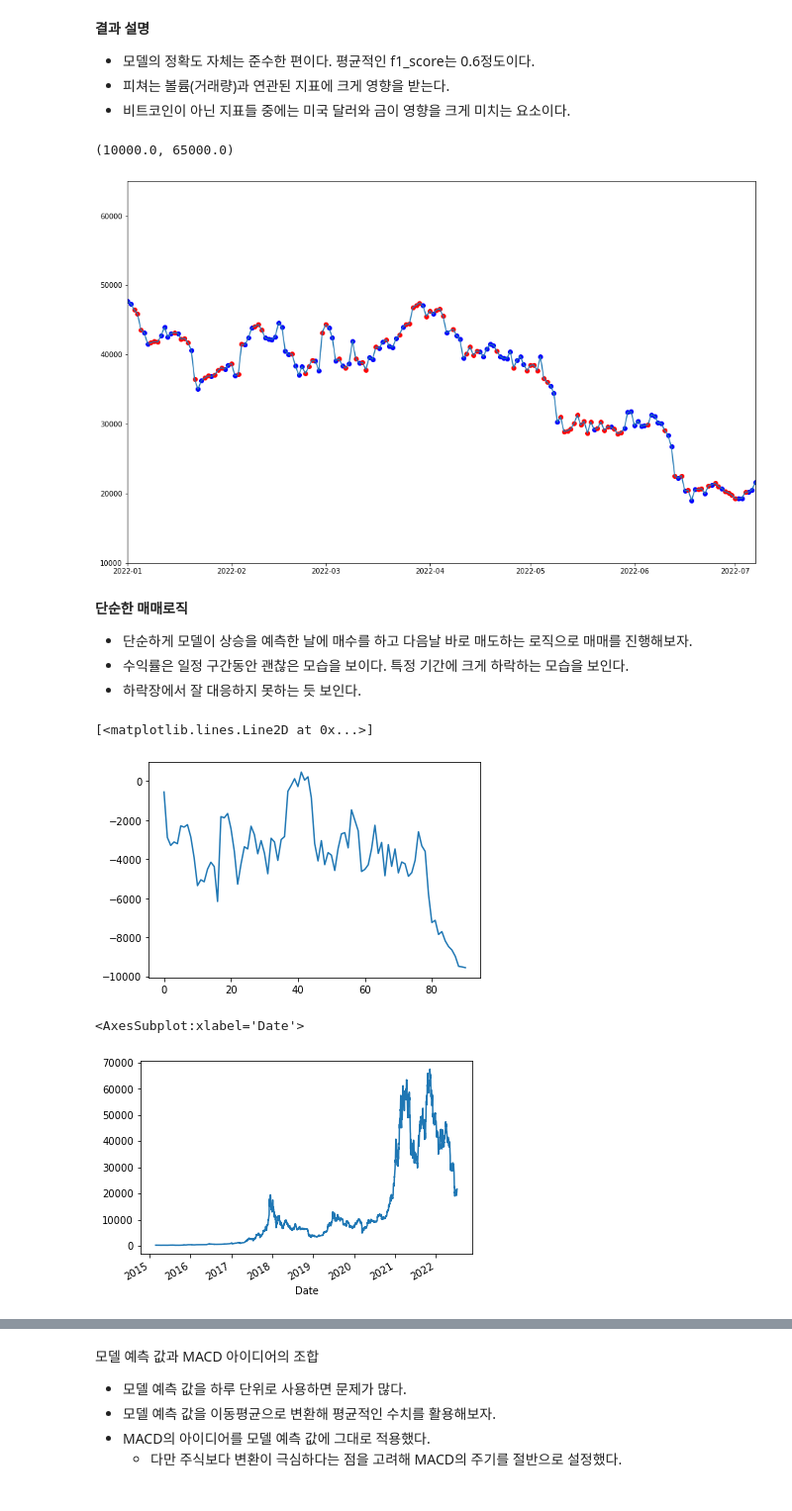
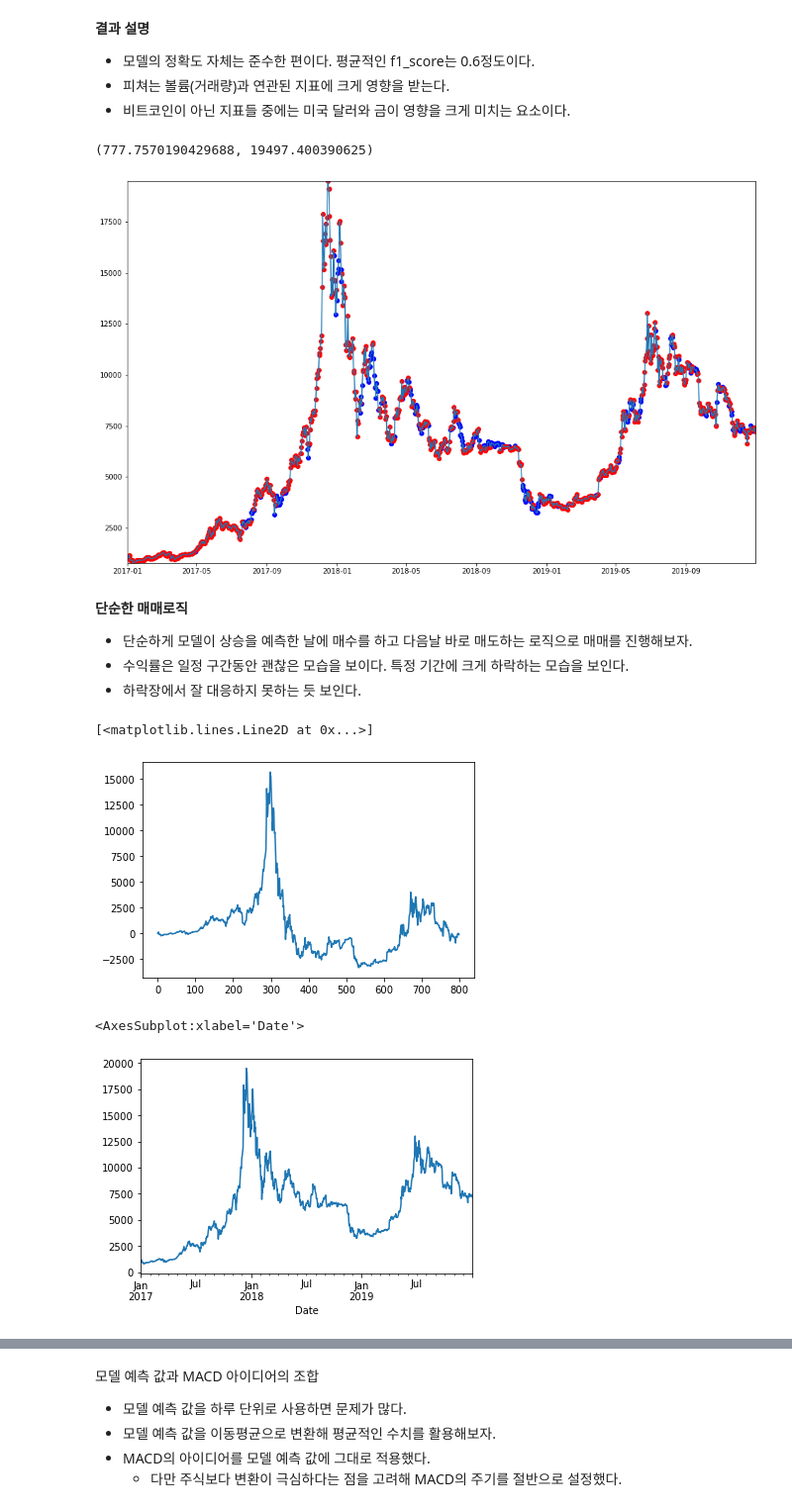
Before and after one commit to Think-JIn99/All-about-Market, a Jupyter notebook: trading/Jeong/machine_trade/model/only_btc/model_test_classify.ipynb, the cells around one changed output, grey strips where cells are left out. Shown at 99% size. Drawn from its saved outputs; the diff is of its cells as text; code cells hidden in the pictures.

```diff
--- a/trading/Jeong/machine_trade/model/only_btc/model_test_classify.ipynb
+++ b/trading/Jeong/machine_trade/model/only_btc/model_test_classify.ipynb
@@ -18,13 +19,14 @@ from sklearn.preprocessing import MinMaxScaler
 * https://github.com/areed1192/sigma_coding_youtube/blob/master/python/python-data-science/machine-learning/random-forest/random_forest_price_prediction.ipynb (해당 노트북으로 부터 많은 아이디어를 참고했다.)
 # %%
 
-db_control = DataBaseControl("raw","BTCUSD", "1d")
-bit =  db_control.get_df("*")
+db_control = DataBaseControl("raw")
+bit = db_control.get_df("*",table_name="BTCUSD_1d")
 bit = bit.loc[~bit.index.duplicated()]
 bit.dropna(inplace=True)
 bit.drop_duplicates(inplace=True)
-transformer = transform_feature.FeatureTransformer(adj_close=bit['Adj Close'], high=bit['High'], low=bit['Low'], volume=bit['Volume'])
-transformer.transform(bit, is_coin = True)
+transformer = transform_feature.FeatureTransformer(
+    adj_close=bit['Adj Close'], high=bit['High'], low=bit['Low'], volume=bit['Volume'])
+transformer.transform(bit, is_coin=True)
 bit
 # %% [output]
 Create new feature complete
@@ -255,25 +331,26 @@ def plot_point(long_point, short_point, days=300):
 # %%
-start_day, end_day = ("2022-01-01","2022-07-07")
+start_day, end_day = ("2017-01-01", "2019-12-31")
+min_val, max_val = new_df.loc[start_day:end_day,'Adj Close'].min(), new_df.loc[start_day:end_day,'Adj Close'].max()
 long_point, short_point = get_trade_point(pred_series[start_day: end_day])
 plot_point(long_point, short_point)
 plt.xlim(start_day, end_day)
-plt.ylim(10000, 65000)
+plt.ylim(min_val, max_val)
 # %% [output]
-(10000.0, 65000.0)
+(777.7570190429688, 19497.400390625)
-[figure, old version]
+[figure, new version]
 # %% [markdown]
 <b>단순한 매매로직</b>
 * 단순하게 모델이 상승을 예측한 날에 매수를 하고 다음날 바로 매도하는 로직으로 매매를 진행해보자.
 * 수익률은 일정 구간동안 괜찮은 모습을 보이다. 특정 기간에 크게 하락하는 모습을 보인다.
 * 하락장에서 잘 대응하지 못하는 듯 보인다.
 # %%
-plt.plot(get_profit(long_point))
+plt.plot(day_trade_profit(long_point))
 # %% [output]
 [<matplotlib.lines.Line2D at 0x...>]
-[figure, old version]
+[figure, new version]
 # %%
-new_df['Adj Close'].plot()
+new_df.loc[start_day : end_day,'Adj Close'].plot()
 # %% [output]
 <AxesSubplot:xlabel='Date'>
-[figure, old version]
+[figure, new version]
 # %%
```
Also changed, not shown: parts of 26 cells of this notebook.
